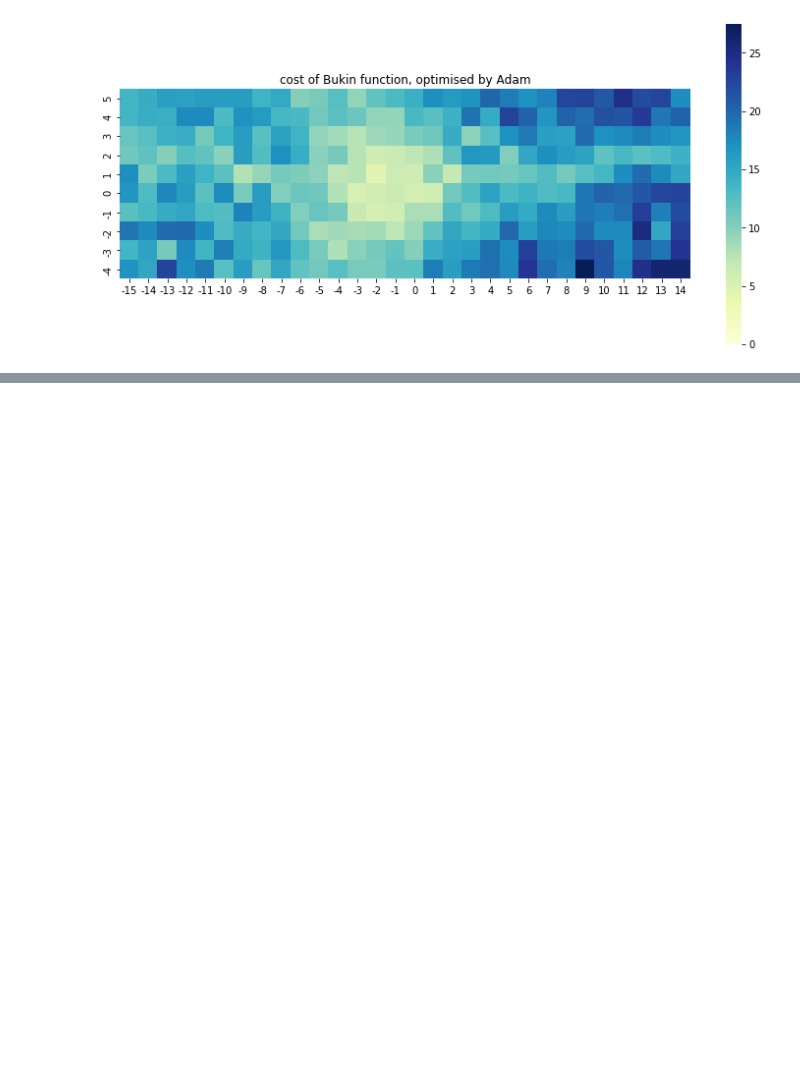
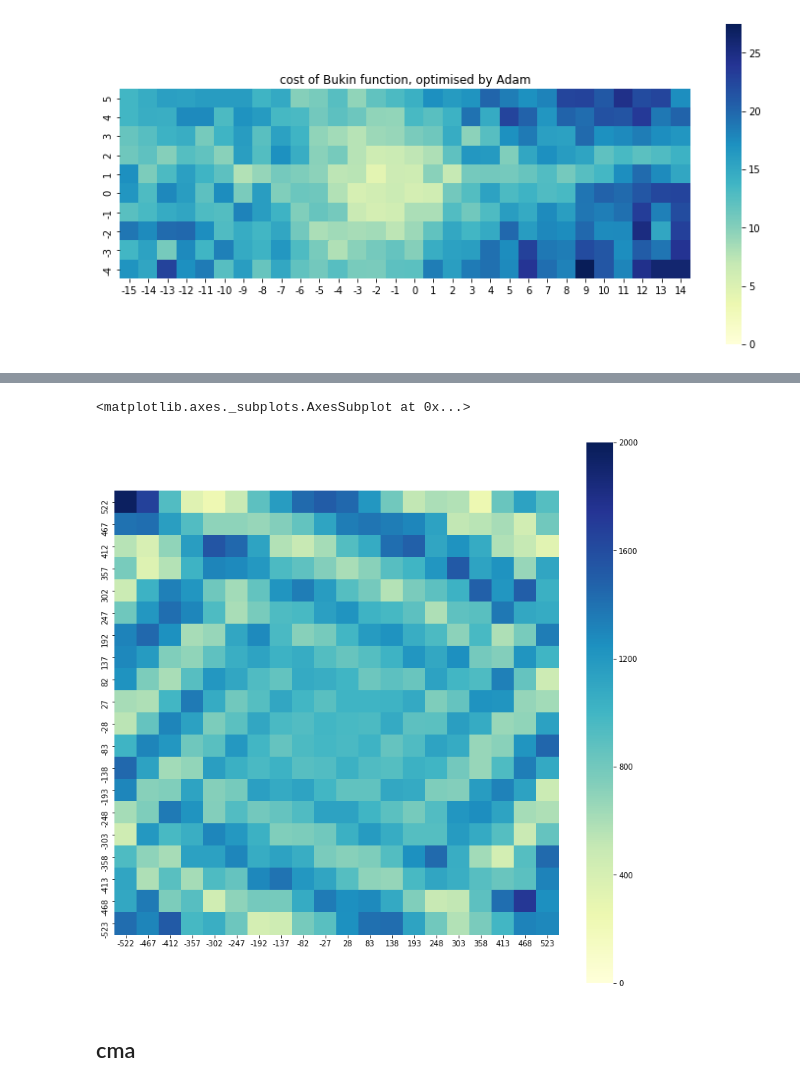
Before and after one commit to huajian1069/non-convex-optimisation, a Jupyter notebook: plot_statistical_convergence_cost_graph .ipynb, the cells around one changed output, grey strips where cells are left out. Drawn from its saved outputs; the diff is of its cells as text; code cells hidden in the pictures; blank space fills up the shorter version.

```diff
--- a/plot_statistical_convergence_cost_graph .ipynb
+++ b/plot_statistical_convergence_cost_graph .ipynb
@@ -451,0 +500,15 @@ Text(0.5, 1, 'cost of Eggholder function, optimised by Adam')
+# %%
+# 1
+obj = eggholder()
+
+# 2
+opt = do_nothing()
+
+# 3 setup sample zone of multiple experiments
+zoneParas = {'origin': np.array([-550,-550]),
+             'edge': np.array([1100, 1100]),
+             'step': 55,
+             'size': 10,
+             'sym': False}
+
+data = do_multiple_exps(obj, opt, zoneParas)
@@ -451,0 +533,9 @@ Text(0.5, 1, 'cost of Eggholder function, optimised by Adam')
+# %%
+ana_no_egg = post_analysis_zone(data)
+# %%
+ana_no_egg.plot_hotmap_cost()
+# %% [output]
+<matplotlib.axes._subplots.AxesSubplot at 0x...>
+[figure, added]
+# %% [markdown]
+## cma
```
Also changed, not shown: parts of 45 cells of this notebook, 2 other files.
